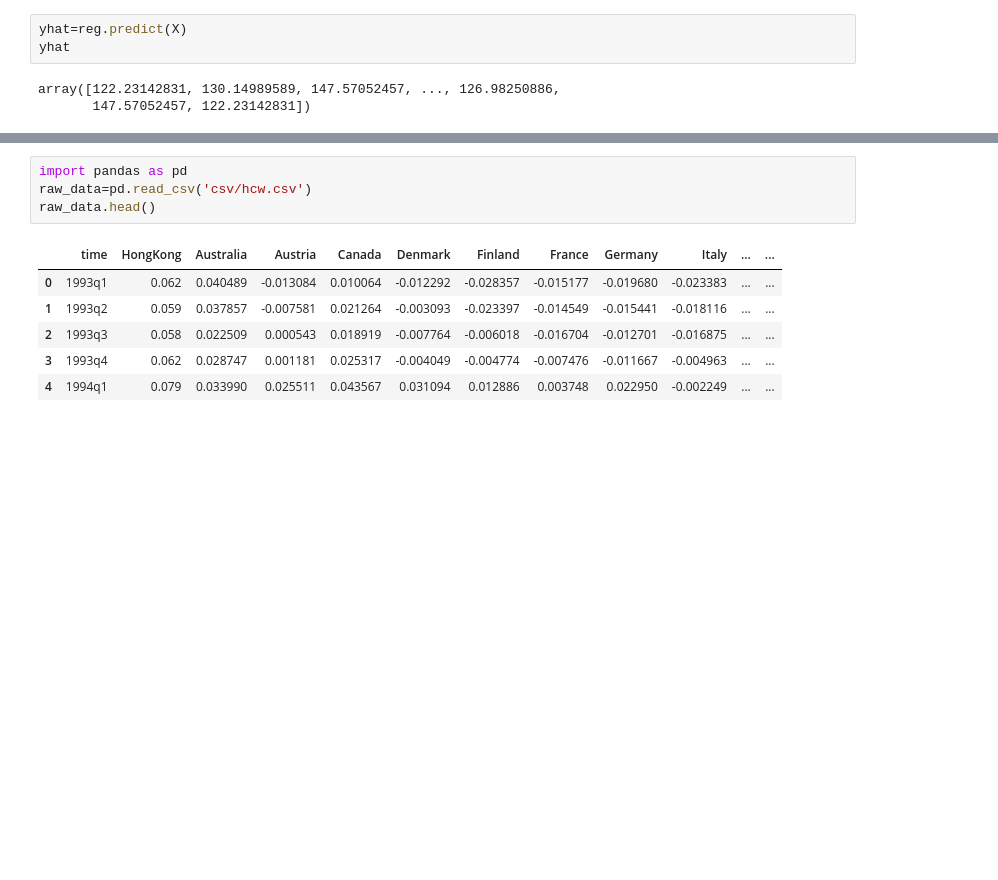
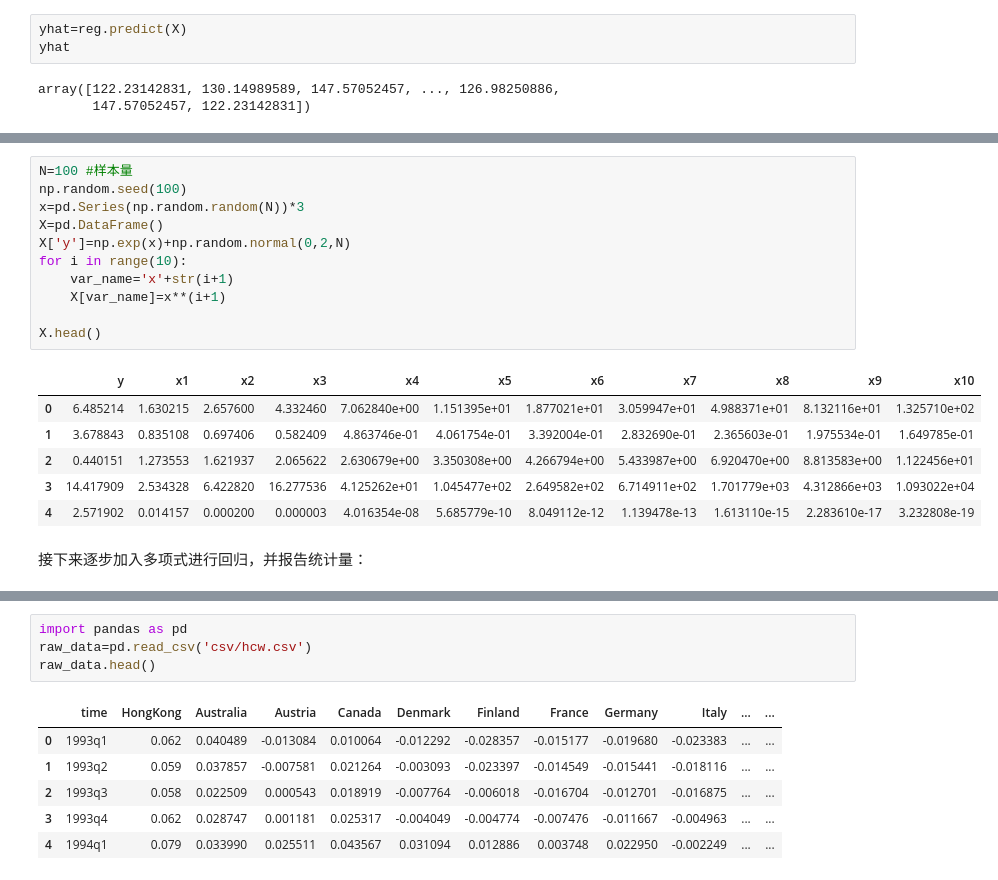
Before and after one commit to sijichun/PythonTutor, a Jupyter notebook: T28_regression_lasso.ipynb, the cells around one changed output, grey strips where cells are left out. Drawn from its saved outputs; the diff is of its cells as text; blank space fills up the shorter version.

```diff
--- a/T28_regression_lasso.ipynb
+++ b/T28_regression_lasso.ipynb
@@ -236,0 +291,20 @@ Stein的发现导致了统计学的一场重大变革，从此经验贝叶斯以
+# %%
+N=100 #样本量
+np.random.seed(100)
+x=pd.Series(np.random.random(N))*3
+X=pd.DataFrame()
+X['y']=np.exp(x)+np.random.normal(0,2,N)
+for i in range(10):
+    var_name='x'+str(i+1)
+    X[var_name]=x**(i+1)
+
+X.head()
+# %% [output]
+|  | y | x1 | x2 | x3 | x4 | x5 | x6 | x7 | x8 | x9 | x10 |
+| 0 | 6.485214 | 1.630215 | 2.657600 | 4.332460 | 7.062840e+00 | 1.151395e+01 | 1.877021e+01 | 3.059947e+01 | 4.988371e+01 | 8.132116e+01 | 1.325710e+02 |
+| 1 | 3.678843 | 0.835108 | 0.697406 | 0.582409 | 4.863746e-01 | 4.061754e-01 | 3.392004e-01 | 2.832690e-01 | 2.365603e-01 | 1.975534e-01 | 1.649785e-01 |
+| 2 | 0.440151 | 1.273553 | 1.621937 | 2.065622 | 2.630679e+00 | 3.350308e+00 | 4.266794e+00 | 5.433987e+00 | 6.920470e+00 | 8.813583e+00 | 1.122456e+01 |
+| 3 | 14.417909 | 2.534328 | 6.422820 | 16.277536 | 4.125262e+01 | 1.045477e+02 | 2.649582e+02 | 6.714911e+02 | 1.701779e+03 | 4.312866e+03 | 1.093022e+04 |
+| 4 | 2.571902 | 0.014157 | 0.000200 | 0.000003 | 4.016354e-08 | 5.685779e-10 | 8.049112e-12 | 1.139478e-13 | 1.613110e-15 | 2.283610e-17 | 3.232808e-19 |
+# %% [markdown]
+接下来逐步加入多项式进行回归，并报告统计量：
```
Also changed, not shown: parts of 33 cells of this notebook.
